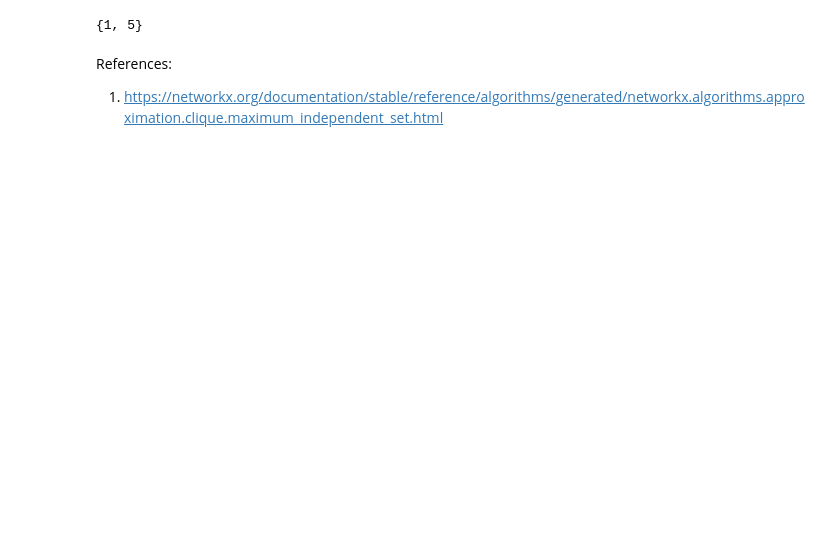
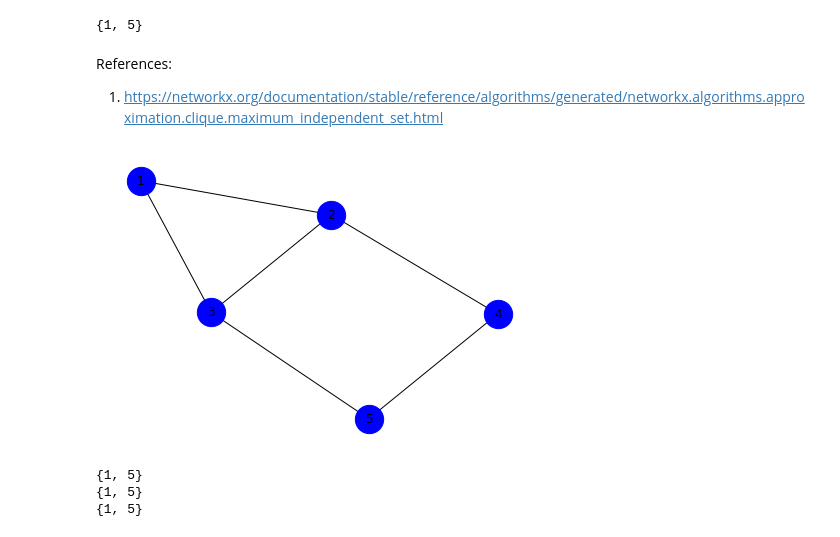
Before and after one commit to test99500/Python, a Jupyter notebook: NetworkX Altas/Independent set & bipartite graphs/Independent set.ipynb, the cells around one changed output. Drawn from its saved outputs; the diff is of its cells as text; code cells hidden in the pictures; blank space fills up the shorter version.

```diff
--- a/NetworkX Altas/Independent set & bipartite graphs/Independent set.ipynb
+++ b/NetworkX Altas/Independent set & bipartite graphs/Independent set.ipynb
@@ -18,3 +18,21 @@ print(nx.approximation.maximum_independent_set(G=G))
 # %% [markdown]
 References:
 1. https://networkx.org/documentation/stable/reference/algorithms/generated/networkx.algorithms.approximation.clique.maximum_independent_set.html
+# %%
+import networkx as nx
+import matplotlib.pyplot as plt
+
+G = nx.Graph(incoming_graph_data=[(1, 2), (1, 3), (2, 3), (2, 4), (3, 5), (4, 5)])
+
+nx.draw(G=G, with_labels=True, node_color='b', node_size=800)
+
+plt.show()
+
+print(nx.approximation.maximum_independent_set(G=G))
+print(nx.approximation.maximum_independent_set(G=G))
+print(nx.approximation.maximum_independent_set(G=G))
+# %% [output]
+[figure, added]
+{1, 5}
+{1, 5}
+{1, 5}
```
Also changed, not shown: parts of 1 cell of this notebook.
